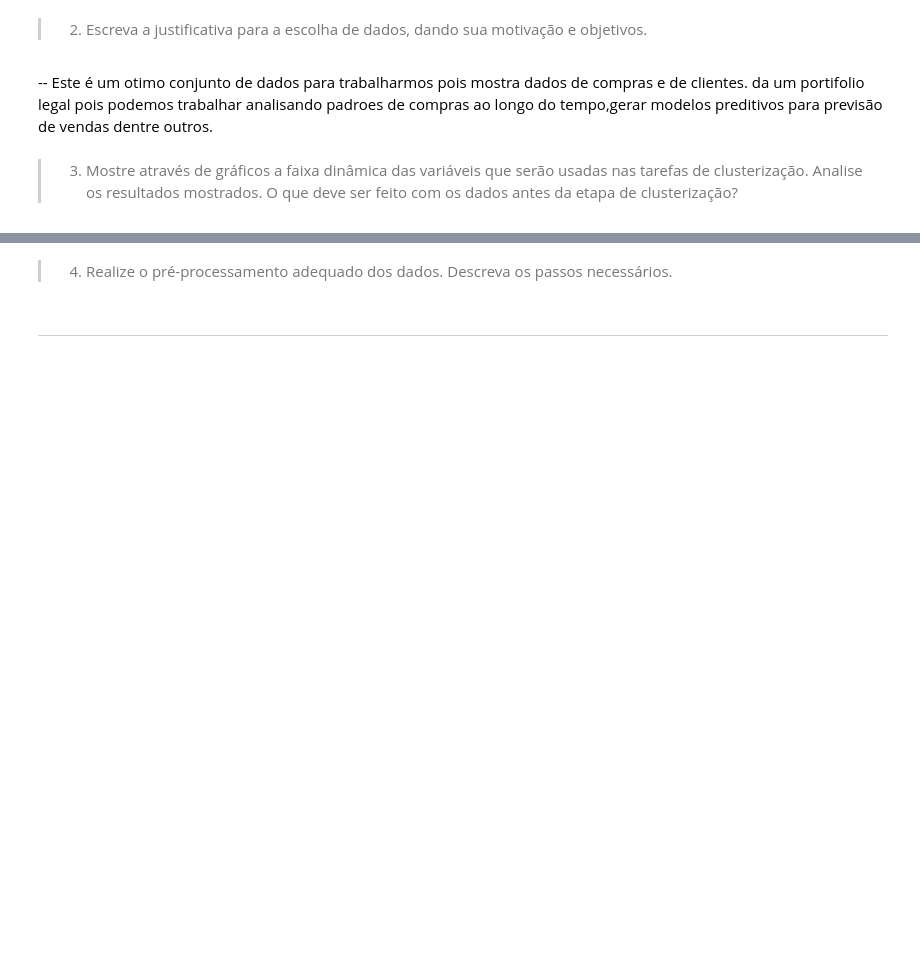
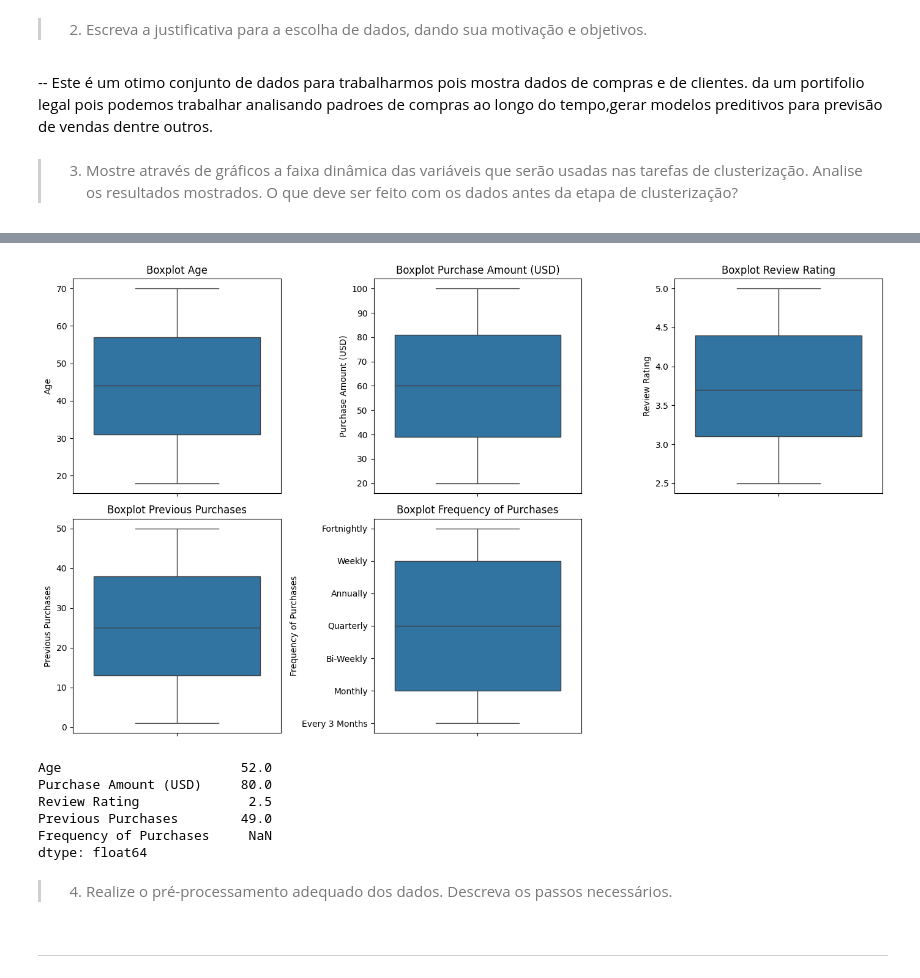
Before and after one commit to acrisandradee/validacaomodeloclusterizacao, a Jupyter notebook: Validação_de_modelos_de_clusterização.ipynb, the cells around one changed output, grey strips where cells are left out. Saved outputs shown, nothing was run; the diff lists cells and outputs as text; code cells hidden in the pictures; blank space fills up the shorter version.

```diff
--- a/Validação_de_modelos_de_clusterização.ipynb
+++ b/Validação_de_modelos_de_clusterização.ipynb
@@ -193,3 +204,34 @@ AttributeError: 'str' object has no attribute 'select_dtypes'
+# %%
+import seaborn as sns
+import matplotlib.pyplot as plt
+variaveis_cluster = ['Age', 'Purchase Amount (USD)', 'Review Rating', 'Previous Purchases', 'Frequency of Purchases']
+
+plt.figure(figsize=(14, 8))
+for i, coluna in enumerate(variaveis_cluster, 1):
+    plt.subplot(2, 3, i)
+    sns.boxplot(data=dados, y=coluna)
+    plt.title(f'Boxplot {coluna}')
+    plt.xlabel('')
+    plt.ylabel(coluna)
+
+plt.tight_layout()
+plt.show()
+# %% [output]
+[figure, added]
+# %%
+# Convertendo as variáveis para tipo numérico (forçando a conversão, se necessário)
+dados[variaveis_cluster] = dados[variaveis_cluster].apply(pd.to_numeric, errors='coerce')
+
+# Calculando a faixa dinâmica (diferença entre max e min)
+dynamic_range = dados[variaveis_cluster].max() - dados[variaveis_cluster].min()
+print(dynamic_range)
+# %% [output]
+Age                       52.0
+Purchase Amount (USD)     80.0
+Review Rating              2.5
+Previous Purchases        49.0
+Frequency of Purchases     NaN
+dtype: float64
 # %% [markdown]
 >4. Realize o pré-processamento adequado dos dados. Descreva os passos necessários.
 # %% [markdown]
```
Also changed, not shown: parts of 3 cells of this notebook.
